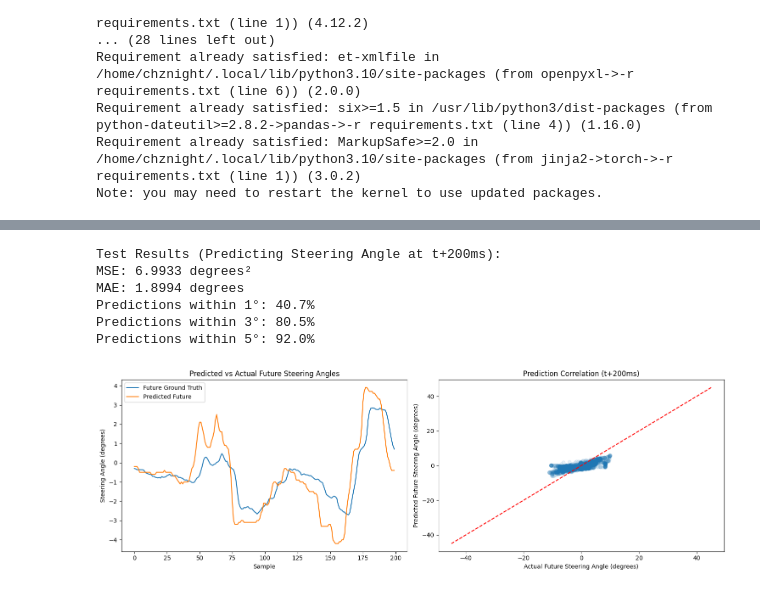
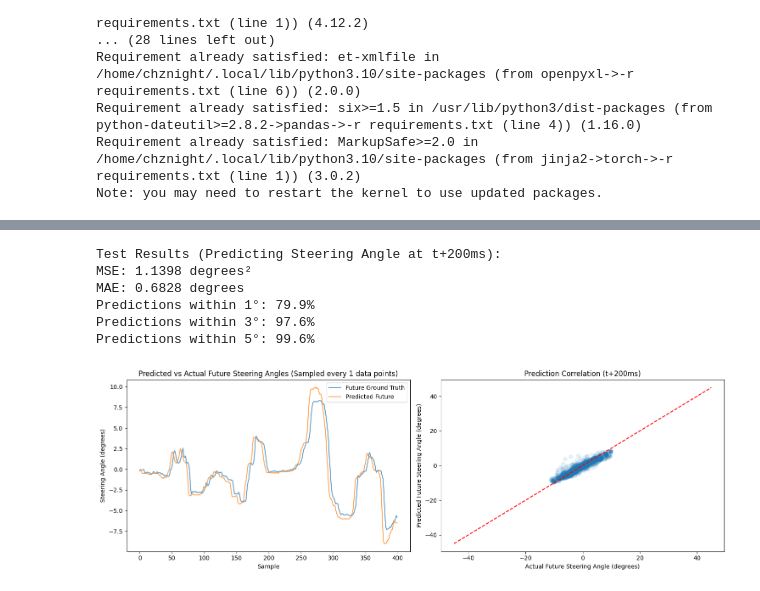
Before and after one commit to gh0stintheshe11/SteerNet, a Jupyter notebook: v4_RNN.ipynb, the cells around one changed output, grey strips where cells are left out. Drawn from its saved outputs; the diff is of its cells as text; code cells hidden in the pictures.

Commit message:
tuned RNN training, its just as good as CNN now, generated plots used for report

```diff
--- a/v4_RNN.ipynb
+++ b/v4_RNN.ipynb
@@ -222,7 +222,7 @@ class SteeringRNN(nn.Module):
     """
     RNN model for predicting steering angles with proper temporal processing.
     """
-    def __init__(self, sequence_length=10, hidden_size=128):
+    def __init__(self, sequence_length=10, hidden_size=64):
         super(SteeringRNN, self).__init__()
         self.sequence_length = sequence_length
         self.hidden_size = hidden_size
@@ -276,7 +276,7 @@ class SteeringRNN(nn.Module):
 
         # RNN layer - takes fused features as input
         self.rnn = nn.LSTM(
-            input_size=self.cnn_output_size + 2,  # Size of fused features
+            input_size=128 + 2,  # Size of fused features
             hidden_size=hidden_size,
             batch_first=True,
             #dropout=0.2
@@ -311,9 +311,9 @@ class SteeringRNN(nn.Module):
         visual_features = self.conv_layers(images_reshaped)
         visual_features = visual_features.view(batch_size, sequence_length, -1)
 
-        #visual_features = visual_features.view(batch_size * sequence_length, -1)
-        #visual_features = self.cnn_last_layer(visual_features)
-        #visual_features = visual_features.view(batch_size, sequence_length, -1)
+        visual_features = visual_features.view(batch_size * sequence_length, -1)
+        visual_features = self.cnn_last_layer(visual_features)
+        visual_features = visual_features.view(batch_size, sequence_length, -1)
 
         sensor_sequence = sensor_sequence.view(batch_size, sequence_length, -1)
 
@@ -455,8 +455,8 @@ def test_model(model, test_loader, sample_rate = 10):
 
     sampled_preds = all_preds[::sample_rate]
     sampled_targets = all_targets[::sample_rate]
-    sampled_preds = all_preds[0:200]
-    sampled_targets = all_targets[0:200]
+    sampled_preds = sampled_preds[0:400]
+    sampled_targets = sampled_targets[0:400]
 
     # Calculate metrics
     mse = np.mean((all_preds - all_targets) ** 2)
@@ -477,11 +477,11 @@ def test_model(model, test_loader, sample_rate = 10):
 
     # Prediction vs Ground Truth
     plt.subplot(1, 2, 1)
-    plt.plot(sampled_preds, label='Future Ground Truth')
-    plt.plot(sampled_targets, label='Predicted Future')
+    plt.plot(sampled_preds, label='Future Ground Truth', alpha=0.7)
+    plt.plot(sampled_targets, label='Predicted Future', alpha=0.7)
     plt.xlabel('Sample')
     plt.ylabel('Steering Angle (degrees)')
-    plt.title('Predicted vs Actual Future Steering Angles')
+    plt.title(f'Predicted vs Actual Future Steering Angles (Sampled every {sample_rate} data points)')
     plt.legend()
 
     # Correlation plot
@@ -496,7 +496,7 @@ def test_model(model, test_loader, sample_rate = 10):
     plt.show()
 # %%
 # Initialize model and training components
-model = SteeringRNN(sequence_length=10, hidden_size=128)
+model = SteeringRNN(sequence_length=10, hidden_size=64)
 criterion = nn.MSELoss()
 optimizer = optim.Adam(model.parameters(), lr=0.001, weight_decay=1e-4)
 
@@ -512,8 +512,8 @@ model, train_losses, val_losses = train_model(
 )
 
 # Save the trained model
-torch.save(model.state_dict(), 'v4_RNN_reduced.pth')
-print("\nModel saved to 'v4_RNN_reduced.pth'")
+torch.save(model.state_dict(), 'v4_RNN.pth')
+print("\nModel saved to 'v4_RNN.pth'")
 
 # Test the model
 print("\nTesting the model...")
@@ -592,14 +592,14 @@ print("\nVisualizing some predictions...")
 visualize_sequence_predictions(model, test_loader)
 # %%
 #model = SteeringRNN()
-#model.load_state_dict(torch.load('v4_RNN_reduced.pth'))
+#model.load_state_dict(torch.load('v4_RNN.pth'))
 
-test_model(model, test_loader)
+test_model(model, test_loader, sample_rate = 1)
 # %% [output]
 Test Results (Predicting Steering Angle at t+200ms):
-MSE: 6.9933 degrees²
-MAE: 1.8994 degrees
-Predictions within 1°: 40.7%
-Predictions within 3°: 80.5%
-Predictions within 5°: 92.0%
+MSE: 1.1398 degrees²
+MAE: 0.6828 degrees
+Predictions within 1°: 79.9%
+Predictions within 3°: 97.6%
+Predictions within 5°: 99.6%
-[figure, old version]
+[figure, new version]
```
Also changed, not shown: parts of 2 cells of this notebook, 2 other files.
